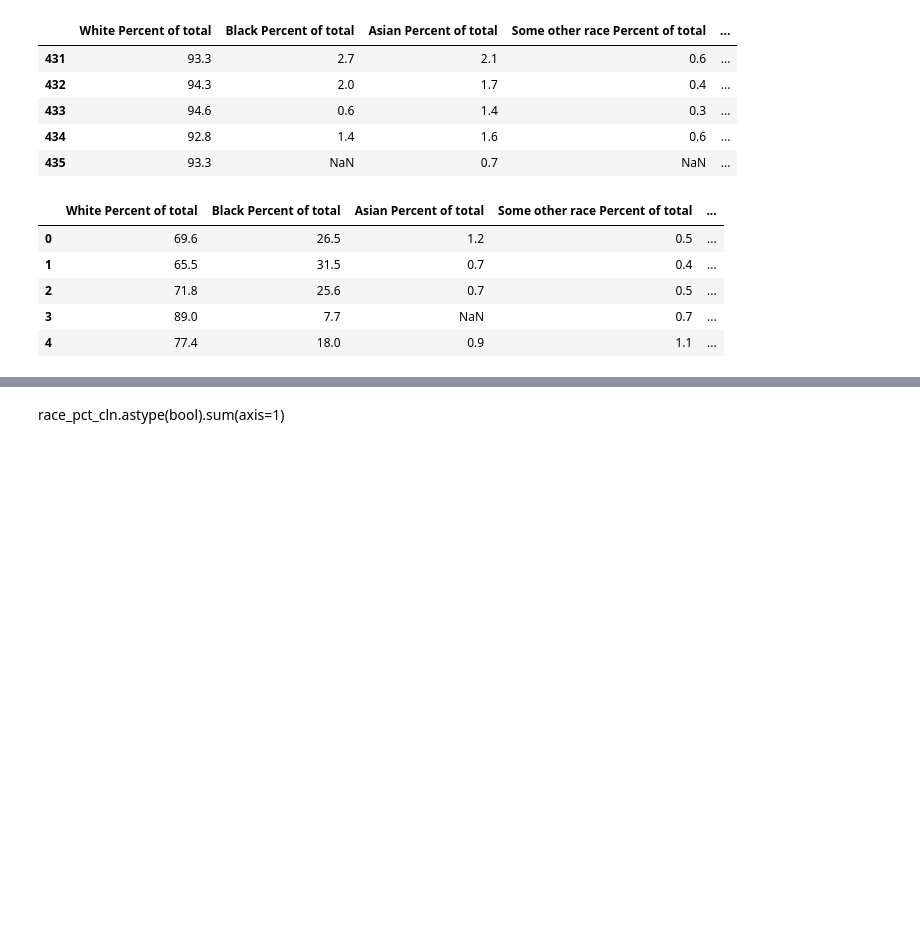
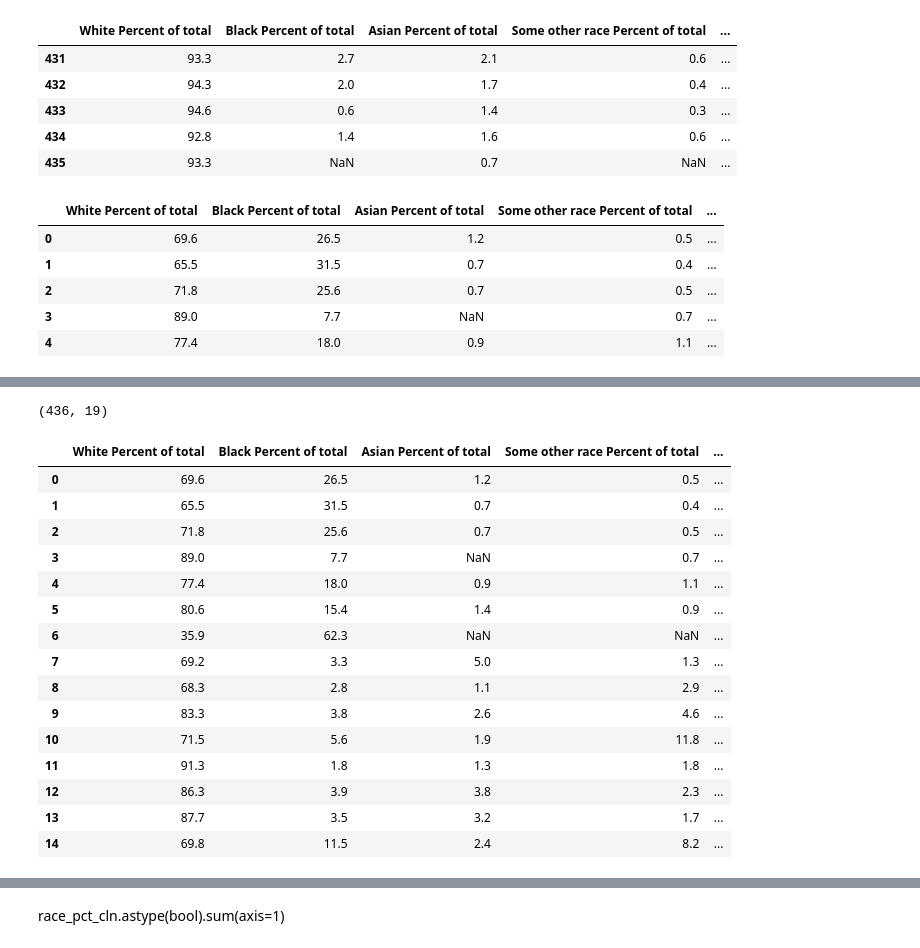
Before and after one commit to tthoang/Reading-Between-the-Gerrymandered-Lines, a Jupyter notebook: notebooks/demographics_eda.ipynb, the cells around one changed output, grey strips where cells are left out. Saved outputs shown, nothing was run; the diff lists cells and outputs as text; code cells hidden in the pictures; blank space fills up the shorter version.

```diff
--- a/notebooks/demographics_eda.ipynb
+++ b/notebooks/demographics_eda.ipynb
@@ -1422,3 +1420,13 @@ race_pct_cln.head()
 | 2 | 71.8 | 25.6 | 0.7 | 0.5 | ... |
 | 3 | 89.0 | 7.7 | NaN | 0.7 | ... |
 | 4 | 77.4 | 18.0 | 0.9 | 1.1 | ... |
+# %%
+race_pct_cln['white_pct_value']= race_pct_cln['White Percent of total']/(100/race_pct_cln['full_count'])
+race_pct_cln['black_pct_value']= race_pct_cln['Black Percent of total']/(100/race_pct_cln['full_count'])
+race_pct_cln['asian_pct_value']= race_pct_cln['Asian Percent of total']/(100/race_pct_cln['full_count'])
+race_pct_cln['other_pct_value']= race_pct_cln['Some other race Percent of total']/(100/race_pct_cln['full_count'])
+race_pct_cln['two_or_more_pct_value']= race_pct_cln['Two or more  races Percent of total']/(100/race_pct_cln['full_count'])
+race_pct_cln['hispanic_pct_value']= race_pct_cln['Hispanic Percent of total']/(100/race_pct_cln['full_count'])
+race_pct_cln['white_non_hispanic_pct_value']= race_pct_cln['White non-Hispanic Percent of total']/(100/race_pct_cln['full_count'])
+race_pct_cln['amer_ind_native_pct_value']= race_pct_cln['American Indian and Alaska Native Percent of total']/(100/race_pct_cln['full_count'])
+race_pct_cln['pac_island_pct_value']= race_pct_cln['Native Hawaiian and other Pacific Islander Percent of total']/(100/race_pct_cln['full_count'])
@@ -1424,0 +1442,24 @@ race_pct_cln.head()
+# %%
+race_pct_cln.shape
+# %% [output]
+(436, 19)
+# %%
+race_pct_cln['number'] = np.arange(race_pct_cln.shape[0])
+race_pct_cln.head(15)
+# %% [output]
+|  | White Percent of total | Black Percent of total | Asian Percent of total | Some other race Percent of total | ... |
+| 0 | 69.6 | 26.5 | 1.2 | 0.5 | ... |
+| 1 | 65.5 | 31.5 | 0.7 | 0.4 | ... |
+| 2 | 71.8 | 25.6 | 0.7 | 0.5 | ... |
+| 3 | 89.0 | 7.7 | NaN | 0.7 | ... |
+| 4 | 77.4 | 18.0 | 0.9 | 1.1 | ... |
+| 5 | 80.6 | 15.4 | 1.4 | 0.9 | ... |
+| 6 | 35.9 | 62.3 | NaN | NaN | ... |
+| 7 | 69.2 | 3.3 | 5.0 | 1.3 | ... |
+| 8 | 68.3 | 2.8 | 1.1 | 2.9 | ... |
+| 9 | 83.3 | 3.8 | 2.6 | 4.6 | ... |
+| 10 | 71.5 | 5.6 | 1.9 | 11.8 | ... |
+| 11 | 91.3 | 1.8 | 1.3 | 1.8 | ... |
+| 12 | 86.3 | 3.9 | 3.8 | 2.3 | ... |
+| 13 | 87.7 | 3.5 | 3.2 | 1.7 | ... |
+| 14 | 69.8 | 11.5 | 2.4 | 8.2 | ... |
```
Also changed, not shown: parts of 16 cells of this notebook.
